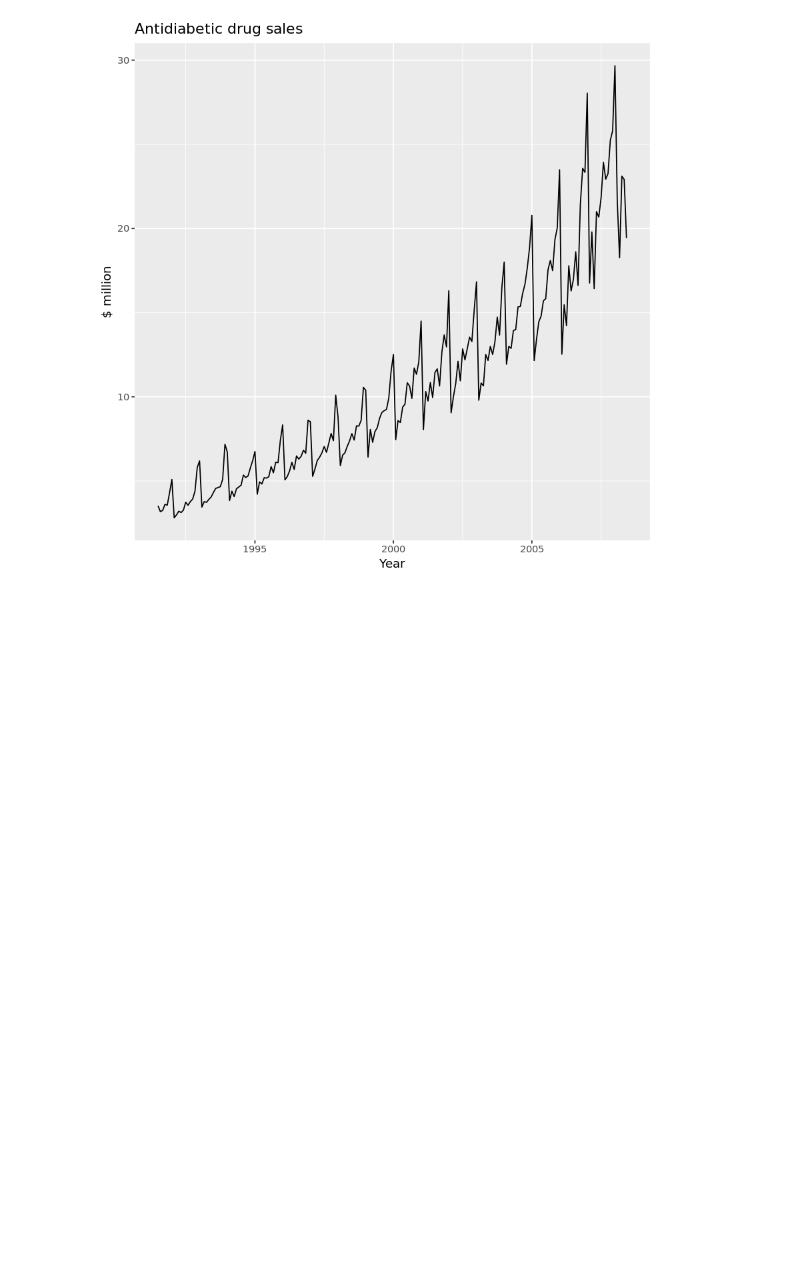
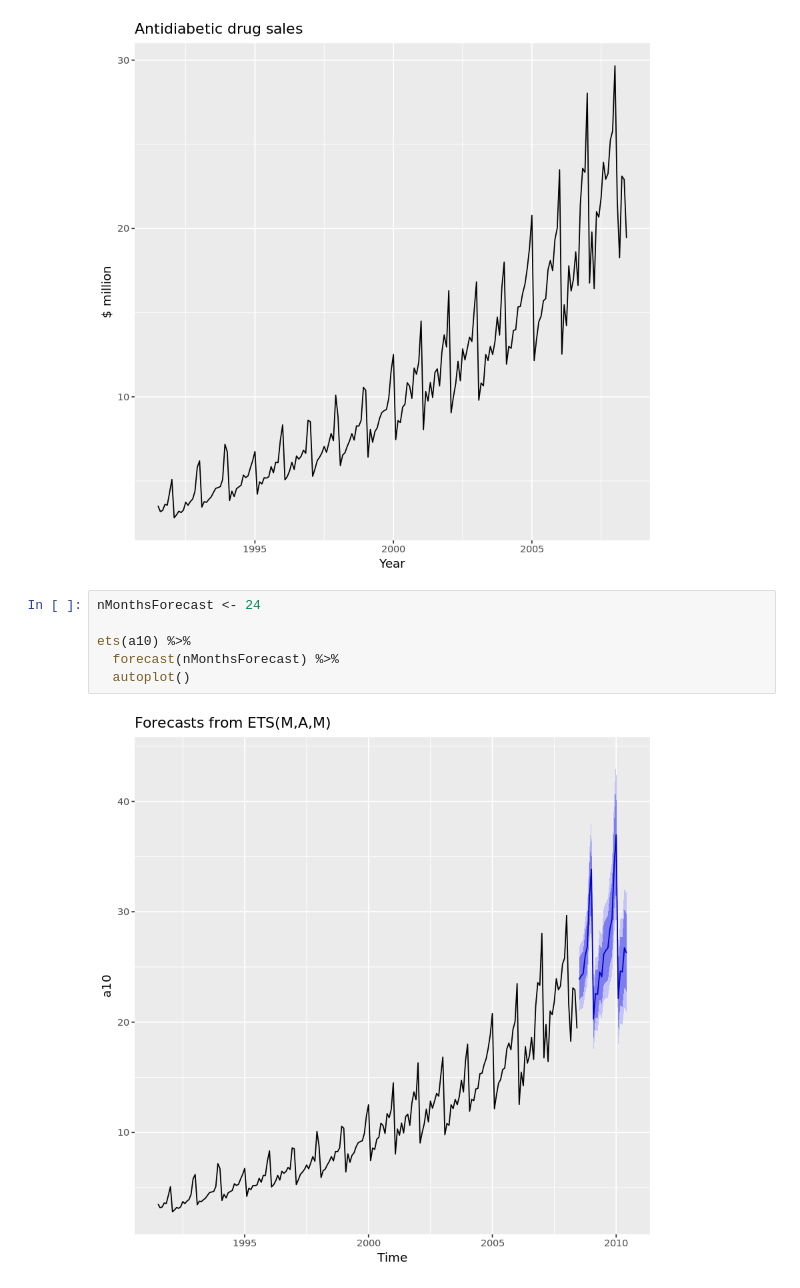
Before and after one commit to pmhargis-aws/aws-sagemaker-r, a Jupyter notebook: test-custom-r-env.ipynb, the cells around one changed output. Drawn from its saved outputs; the diff is of its cells as text; blank space fills up the shorter version.

```diff
--- a/test-custom-r-env.ipynb
+++ b/test-custom-r-env.ipynb
@@ -60,3 +60,11 @@ autoplot(a10) +
   xlab("Year")
 # %% [output]
 [figure]
+# %%
+nMonthsForecast <- 24
+
+ets(a10) %>%
+  forecast(nMonthsForecast) %>%
+  autoplot()
+# %% [output]
+[figure, added]
```
Also changed, not shown: parts of 2 cells of this notebook.
